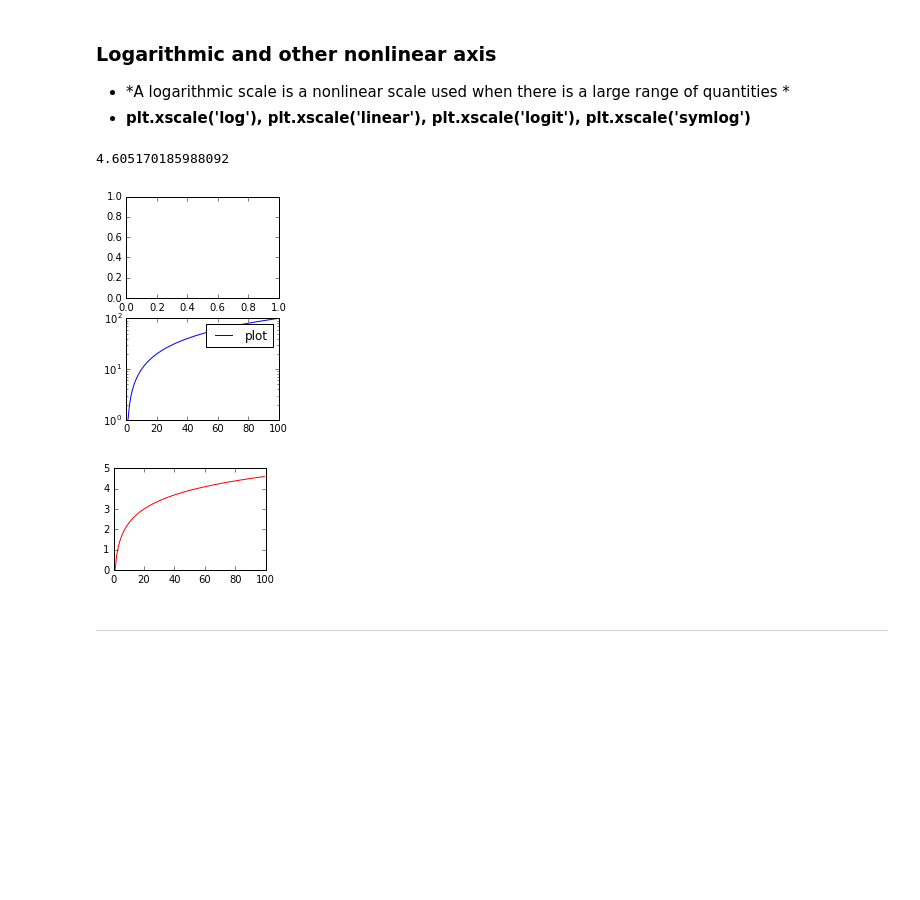
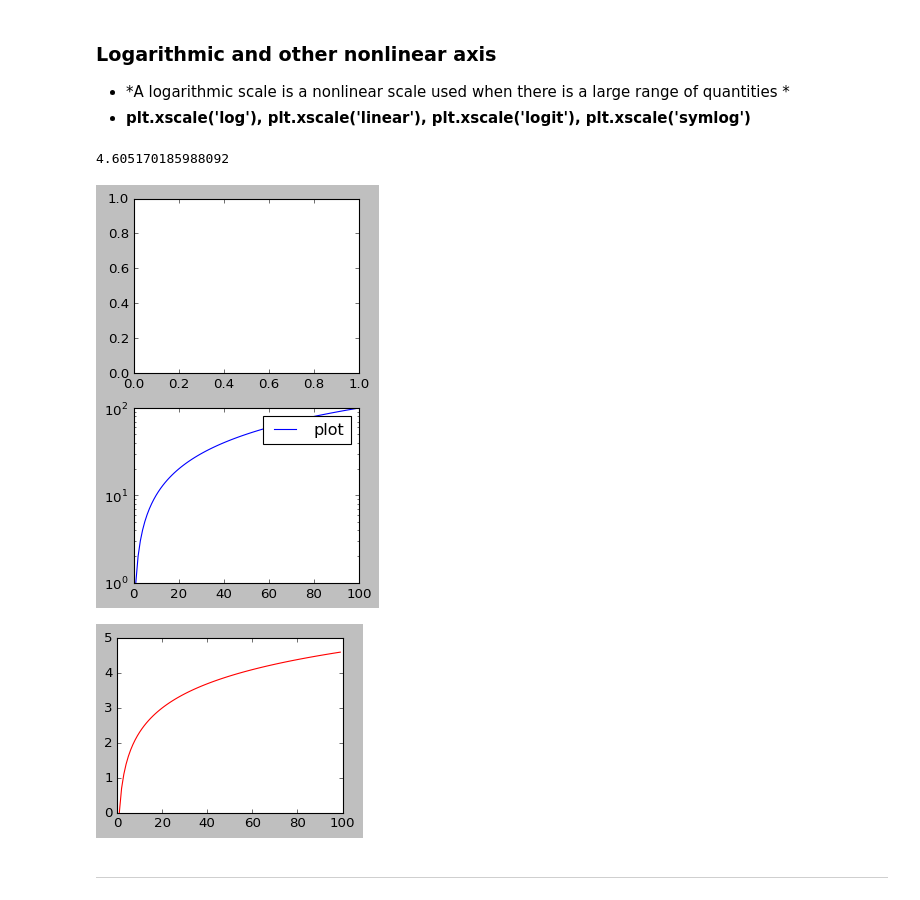
Before and after one commit to amitkvikram/python, a Jupyter notebook: matplotlib.ipynb, the cells around one changed output. Drawn from its saved outputs; the diff is of its cells as text; code cells hidden in the pictures; blank space fills up the shorter version.

```diff
--- a/matplotlib.ipynb
+++ b/matplotlib.ipynb
@@ -27,5 +28,7 @@ Note: *Throughout your code u can write matplotlib.pyplot as plt*
 # %%
 import matplotlib.pyplot as plt
+from matplotlib import style
+plt.style.use('ggplot')
 plt.plot([1,2,3.5,4],'ro')
 plt.ylabel("some numbers")
 plt.show()
@@ -54,6 +57,9 @@ plt.show()
 - line, =plt.plot() then - line is a [Line2D](https://matplotlib.org/api/lines_api.html#matplotlib.lines.Line2D) instance returned by plot.
 # %%
 import numpy as np
+import matplotlib.pyplot as plt
+from matplotlib import style
+plt.style.use('classic')
 arr= np.arange(0, 20, .1)
 line1, =plt.plot(arr, (-arr**2)+3,'r',label="Square",ms=4)
 line2, =plt.plot(arr, arr**3, 'b-',marker='o')
@@ -87,6 +93,8 @@ Let us plot above graph of sin and cosine function on separated figures
 # %%
 import matplotlib.pyplot as plt
 import numpy as np
+from matplotlib import style
+plt.style.use('classic')
 
 arr= np.arange(-1, 10, 0.1)
 ax=plt.subplot(2,1,1)
@@ -113,28 +121,30 @@ plt.show()
 # %%
 import matplotlib.pyplot as plt
 import numpy as np
 import math
+from matplotlib import style
+plt.style.use('classic')
 
 x=np.arange(0,100,1)
 y= np.arange(0,100,1)
 plt.figure(1)
 plt.subplot(2,2,1)
 ax1=plt.subplot(2,2,3)
 plt.yscale('log')
 line,=ax1.plot(x,y)
 plt.setp(line,label="plot")
 plt.legend()
 plt.figure(2)
 plt.subplot(2,2,2)
 # plt.axis([0,9,0,10])
 plt.plot(x,np.log(y),'r')
 print((math.log(100)))
 
 plt.show()
 # %% [output]
 4.605170185988092
-[figure, old version]
+[figure, new version]
-[figure, old version]
+[figure, new version]
 # %% [markdown]
 <hr style="height:3px; color:red;">
 # %% [markdown]
```
Also changed, not shown: parts of 13 cells of this notebook, 3 other files.
